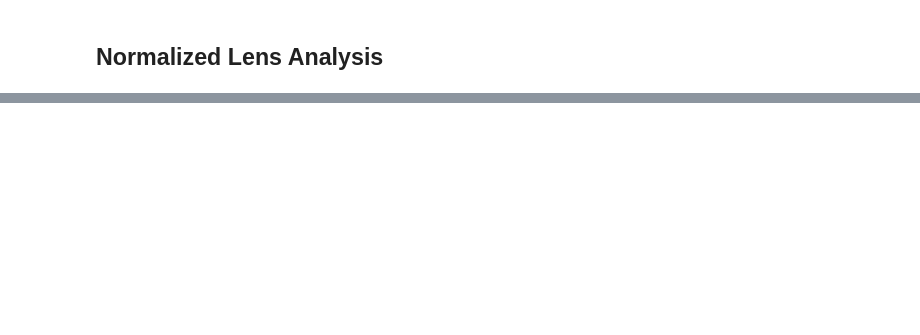
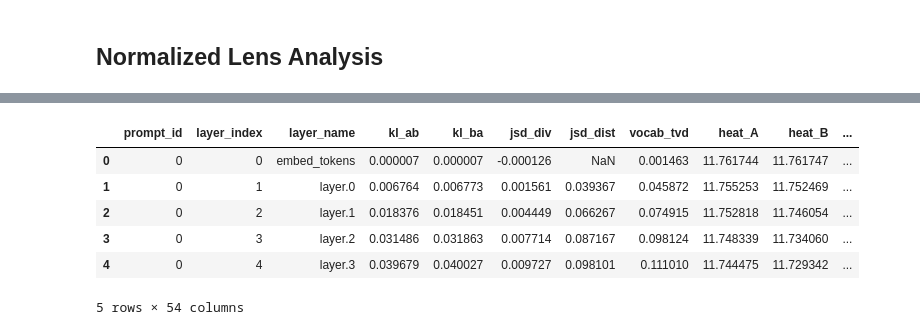
Before and after one commit to AnnemetteBP/LogitDiffLens, a Jupyter notebook: llama_logit_lens.ipynb, the cells around one changed output, grey strips where cells are left out. Cells and saved outputs as stored; diff of their text form; code cells hidden in the pictures; blank space fills up the shorter version.

```diff
--- a/llama_logit_lens.ipynb
+++ b/llama_logit_lens.ipynb
@@ -1403,2 +1150,18 @@ plot_heatmap(
 # %% [markdown]
 ## Normalized Lens Analysis
+# %%
+import pandas as pd
+import glob
+import os
+
+def load_all_summaries(base_dir, lens_type, pattern="summary_nq_200_batch*.parquet"):
+    """Load and concatenate all batch summaries for a given lens type."""
+    path = os.path.join(base_dir, f"batch_{lens_type}", pattern)
+    files = sorted(glob.glob(path))
+    if not files:
+        raise FileNotFoundError(f"No parquet files found for pattern: {path}")
+
+    dfs = [pd.read_parquet(f) for f in files]
+    df = pd.concat(dfs, ignore_index=True)
+    print(f"Loaded {len(files)} files for {lens_type} ({len(df)} rows total).")
+    return df
@@ -1404,0 +1174,10 @@ plot_heatmap(
+# %%
+summary_norm.head()
+# %% [output]
+|  | prompt_id | layer_index | layer_name | kl_ab | kl_ba | jsd_div | jsd_dist | vocab_tvd | heat_A | heat_B | ... |
+| 0 | 0 | 0 | embed_tokens | 0.000007 | 0.000007 | -0.000126 | NaN | 0.001463 | 11.761744 | 11.761747 | ... |
+| 1 | 0 | 1 | layer.0 | 0.006764 | 0.006773 | 0.001561 | 0.039367 | 0.045872 | 11.755253 | 11.752469 | ... |
+| 2 | 0 | 2 | layer.1 | 0.018376 | 0.018451 | 0.004449 | 0.066267 | 0.074915 | 11.752818 | 11.746054 | ... |
+| 3 | 0 | 3 | layer.2 | 0.031486 | 0.031863 | 0.007714 | 0.087167 | 0.098124 | 11.748339 | 11.734060 | ... |
+| 4 | 0 | 4 | layer.3 | 0.039679 | 0.040027 | 0.009727 | 0.098101 | 0.111010 | 11.744475 | 11.729342 | ... |
+5 rows × 54 columns
```
Also changed, not shown: parts of 24 cells of this notebook, 1 other file.
